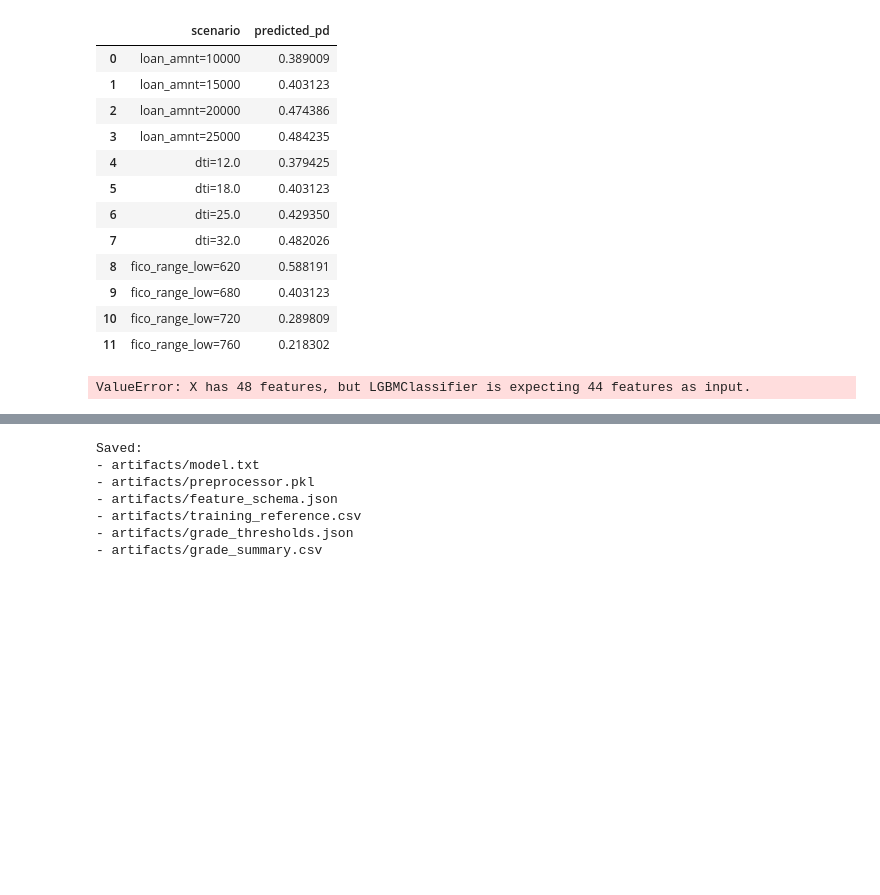
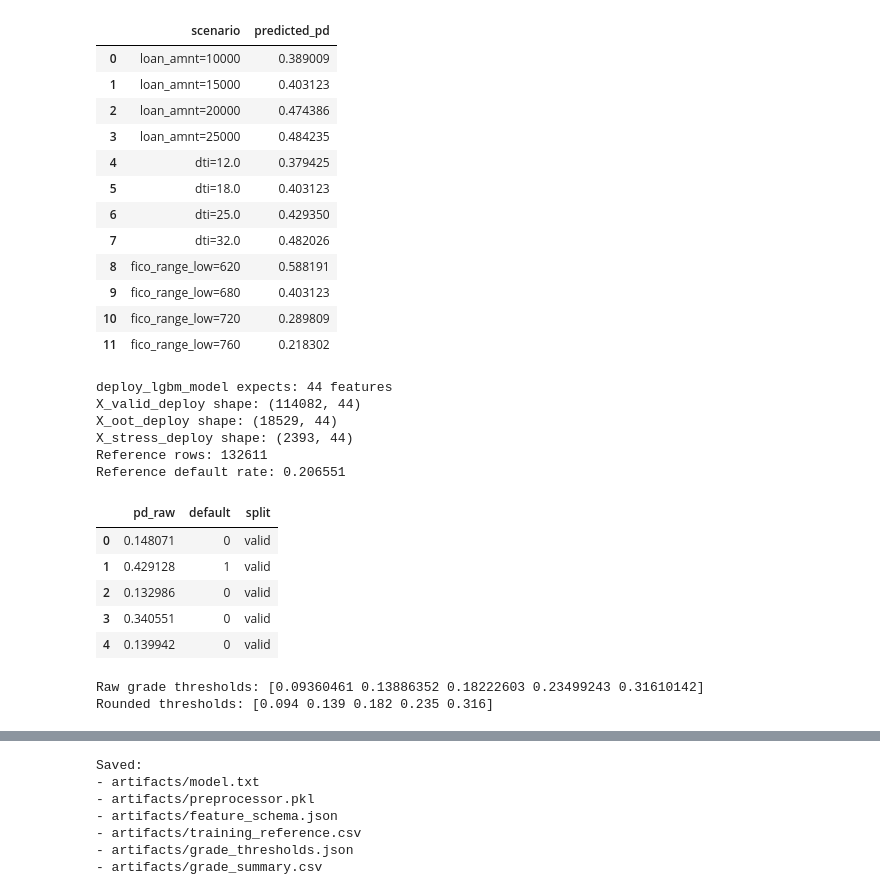
Before and after one commit to clarencemarvin/comp4501-Credit-Default-Risk-Prediction, a Jupyter notebook: main.ipynb, the cells around one changed output, grey strips where cells are left out. Saved outputs shown, nothing was run; the diff lists cells and outputs as text; code cells hidden in the pictures; blank space fills up the shorter version.

Commit message:
Update app, notebook, artifacts, and deployment requirements

```diff
--- a/main.ipynb
+++ b/main.ipynb
@@ -2493,7 +2493,7 @@ scenario_results_df
 | 11 | fico_range_low=760 | 0.218302 |
 # %%
 # ============================================================
-# BLOCK 40A — build A–F grade thresholds from raw model PD
+# BLOCK 40A — build A–F grade thresholds from raw deploy-model PD
 # ============================================================
 
 import numpy as np
@@ -2501,41 +2501,65 @@ import pandas as pd
 
 GRADE_LABELS = ["A", "B", "C", "D", "E", "F"]
 
-# Raw probabilities from the final chosen model
-valid_prob_raw  = deploy_lgbm_model.predict_proba(X_valid)[:, 1]
-oot_prob_raw    = deploy_lgbm_model.predict_proba(X_oot)[:, 1]
-stress_prob_raw = deploy_lgbm_model.predict_proba(X_stress)[:, 1]
+# IMPORTANT:
+# Use the SAME deploy_preprocessor + feature_cols_final
+# that were used to train deploy_lgbm_model
 
-# Use VALID + OOT as the reference sample for defining grades
-# Keep STRESS for robustness checking, not for building thresholds
+X_valid_deploy  = deploy_preprocessor.transform(valid_df[feature_cols_final])
+X_oot_deploy    = deploy_preprocessor.transform(main_oot_df[feature_cols_final])
+X_stress_deploy = deploy_preprocessor.transform(stress_df[feature_cols_final])
+
+print("deploy_lgbm_model expects:", deploy_lgbm_model.n_features_in_, "features")
+print("X_valid_deploy shape:", X_valid_deploy.shape)
+print("X_oot_deploy shape:", X_oot_deploy.shape)
+print("X_stress_deploy shape:", X_stress_deploy.shape)
+
+valid_prob_raw  = deploy_lgbm_model.predict_proba(X_valid_deploy)[:, 1]
+oot_prob_raw    = deploy_lgbm_model.predict_proba(X_oot_deploy)[:, 1]
+stress_prob_raw = deploy_lgbm_model.predict_proba(X_stress_deploy)[:, 1]
+
+# Use VALID + OOT as reference for building grade thresholds
 grade_ref = pd.DataFrame({
     "pd_raw": np.concatenate([valid_prob_raw, oot_prob_raw]),
     "default": np.concatenate([y_valid.values, y_oot.values]),
     "split": (["valid"] * len(valid_prob_raw)) + (["oot_2019"] * len(oot_prob_raw))
 })
 
 print("Reference rows:", len(grade_ref))
 print("Reference default rate:", round(grade_ref["default"].mean(), 6))
 display(grade_ref.head())
 
 def derive_grade_thresholds_from_quantiles(pd_series, n_grades=6):
     q = np.linspace(0, 1, n_grades + 1)
     edges = np.quantile(pd_series, q)
     edges = np.unique(edges)
 
     if len(edges) < n_grades + 1:
         raise ValueError("Not enough unique PD values to create requested number of grades.")
 
     thresholds = edges[1:-1]
     return thresholds
 
 raw_thresholds = derive_grade_thresholds_from_quantiles(grade_ref["pd_raw"], n_grades=6)
 rounded_thresholds = np.round(raw_thresholds, 3)
 
 print("Raw grade thresholds:", raw_thresholds)
 print("Rounded thresholds:", rounded_thresholds)
 # %% [output]
-ValueError: X has 48 features, but LGBMClassifier is expecting 44 features as input.
+deploy_lgbm_model expects: 44 features
+X_valid_deploy shape: (114082, 44)
+X_oot_deploy shape: (18529, 44)
+X_stress_deploy shape: (2393, 44)
+Reference rows: 132611
+Reference default rate: 0.206551
+|  | pd_raw | default | split |
+| 0 | 0.148071 | 0 | valid |
+| 1 | 0.429128 | 1 | valid |
+| 2 | 0.132986 | 0 | valid |
+| 3 | 0.340551 | 0 | valid |
+| 4 | 0.139942 | 0 | valid |
+Raw grade thresholds: [0.09360461 0.13886352 0.18222603 0.23499243 0.31610142]
+Rounded thresholds: [0.094 0.139 0.182 0.235 0.316]
 # %%
 # ============================================================
 # BLOCK 40B — validate raw-PD A–F grades
```
Also changed, not shown: parts of 2 cells of this notebook.
